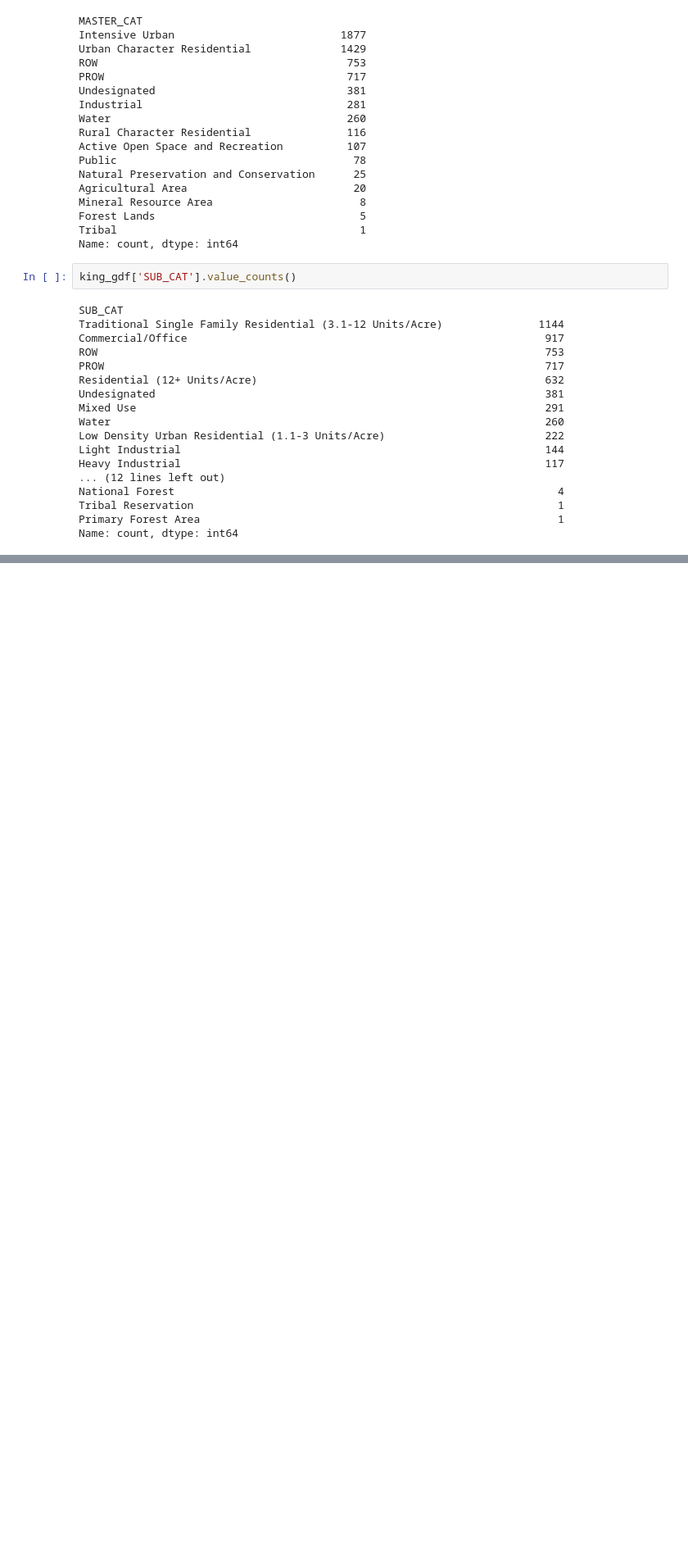
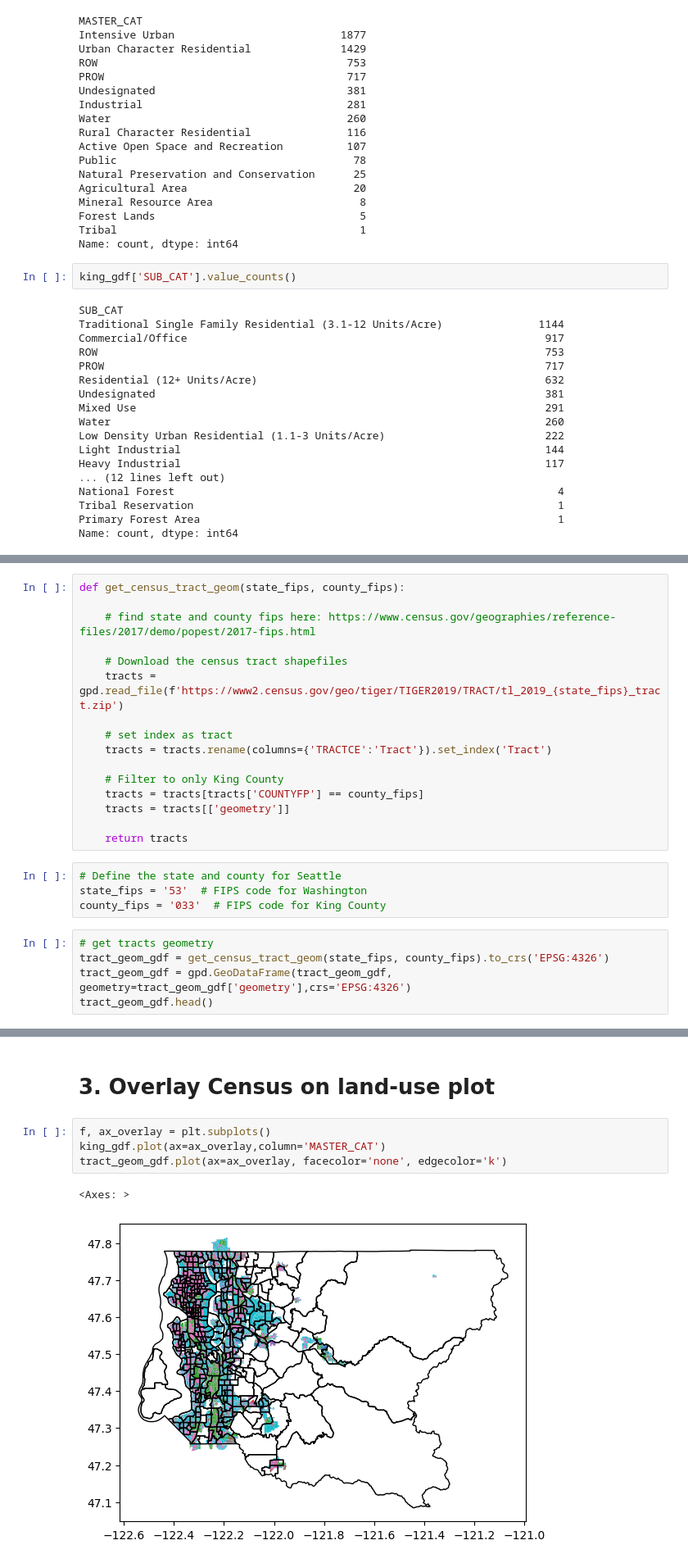
Before and after one commit to UW-GDA/land-use-travel-patterns, a Jupyter notebook: land_use_visualize.ipynb, the cells around one changed output, grey strips where cells are left out. Shown at 82% size. Saved outputs shown, nothing was run; the diff lists cells and outputs as text; blank space fills up the shorter version.

Commit message:
Merge Census with Land Use

```diff
--- a/land_use_visualize.ipynb
+++ b/land_use_visualize.ipynb
@@ -112,0 +123,25 @@ Name: count, dtype: int64
+# %%
+def get_census_tract_geom(state_fips, county_fips):
+
+    # find state and county fips here: https://www.census.gov/geographies/reference-files/2017/demo/popest/2017-fips.html
+
+    # Download the census tract shapefiles
+    tracts = gpd.read_file(f'https://www2.census.gov/geo/tiger/TIGER2019/TRACT/tl_2019_{state_fips}_tract.zip')
+
+    # set index as tract
+    tracts = tracts.rename(columns={'TRACTCE':'Tract'}).set_index('Tract')
+
+    # Filter to only King County
+    tracts = tracts[tracts['COUNTYFP'] == county_fips]
+    tracts = tracts[['geometry']]
+
+    return tracts
+# %%
+# Define the state and county for Seattle
+state_fips = '53'  # FIPS code for Washington
+county_fips = '033'  # FIPS code for King County
+# %%
+# get tracts geometry
+tract_geom_gdf = get_census_tract_geom(state_fips, county_fips).to_crs('EPSG:4326')
+tract_geom_gdf = gpd.GeoDataFrame(tract_geom_gdf, geometry=tract_geom_gdf['geometry'],crs='EPSG:4326')
+tract_geom_gdf.head()
@@ -112,0 +156,9 @@ Name: count, dtype: int64
+# %% [markdown]
+# 3. Overlay Census on land-use plot
+# %%
+f, ax_overlay = plt.subplots()
+king_gdf.plot(ax=ax_overlay,column='MASTER_CAT')
+tract_geom_gdf.plot(ax=ax_overlay, facecolor='none', edgecolor='k')
+# %% [output]
+<Axes: >
+[figure, added]
```
Also changed, not shown: parts of 30 cells of this notebook, 1 other file.
